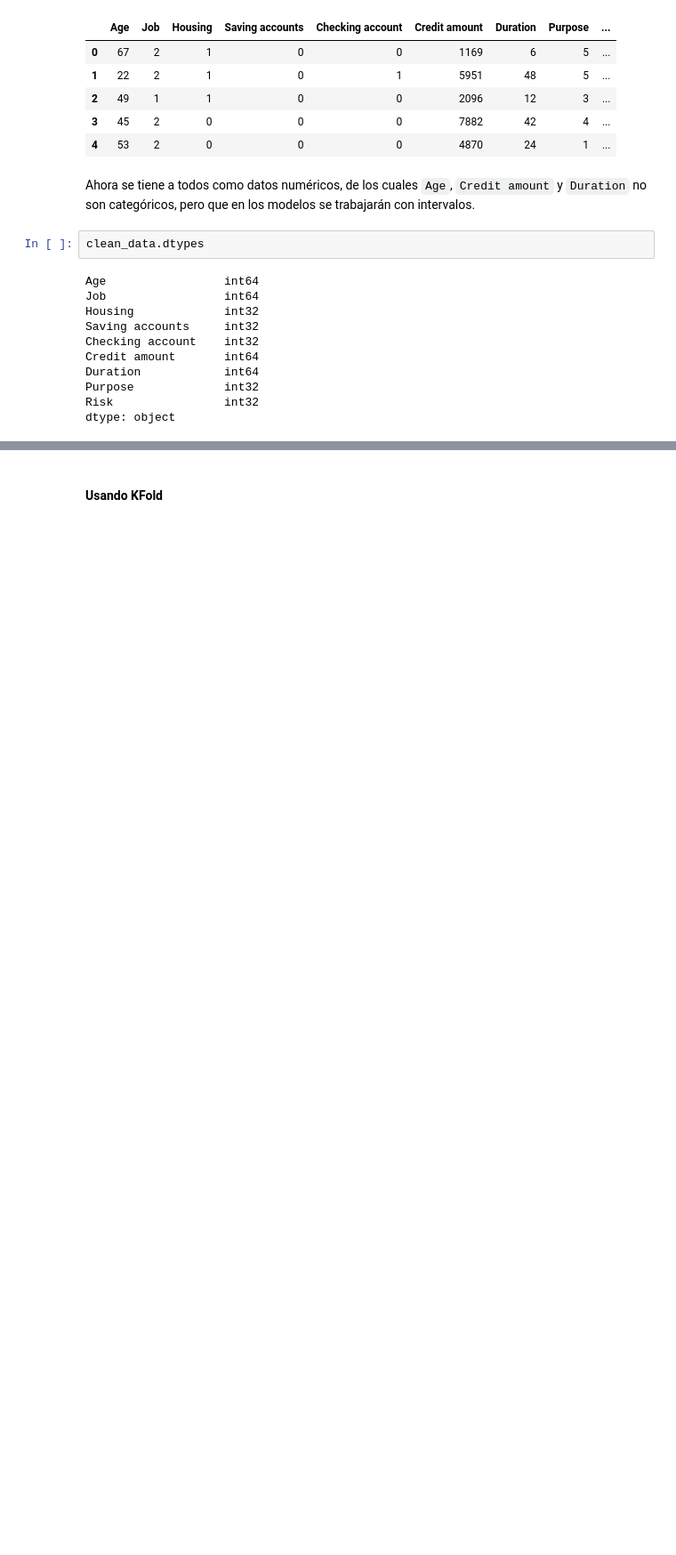
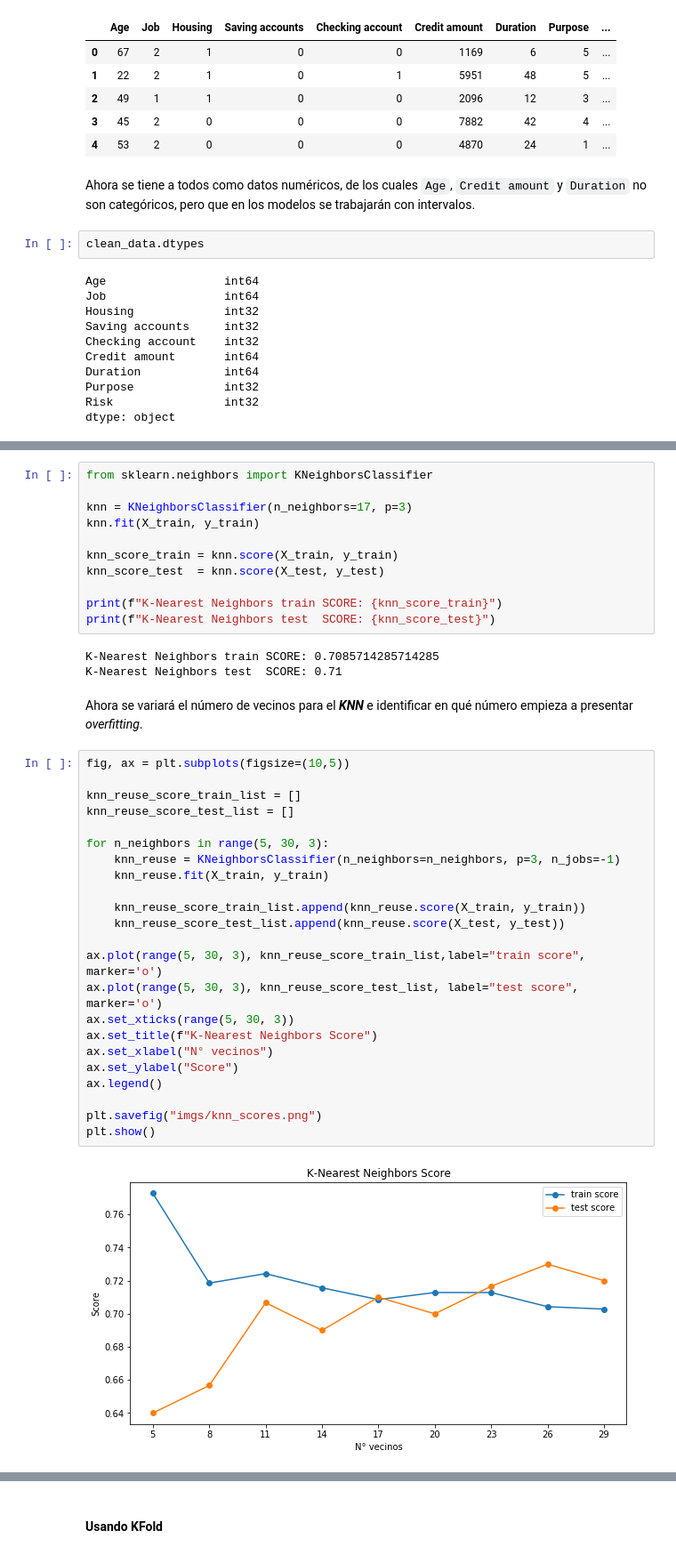
Before and after one commit to aLucaz/predicting-credit-risk, a Jupyter notebook: predict_models_credit_risk.ipynb, the cells around one changed output, grey strips where cells are left out. Shown at 89% size. Cells and saved outputs as stored; diff of their text form; blank space fills up the shorter version.

```diff
--- a/predict_models_credit_risk.ipynb
+++ b/predict_models_credit_risk.ipynb
@@ -277,0 +335,41 @@ Validation shape: (300, 8)
+# %%
+from sklearn.neighbors import KNeighborsClassifier
+
+knn = KNeighborsClassifier(n_neighbors=17, p=3)
+knn.fit(X_train, y_train)
+
+knn_score_train = knn.score(X_train, y_train)
+knn_score_test  = knn.score(X_test, y_test)
+
+print(f"K-Nearest Neighbors train SCORE: {knn_score_train}")
+print(f"K-Nearest Neighbors test  SCORE: {knn_score_test}")
+# %% [output]
+K-Nearest Neighbors train SCORE: 0.7085714285714285
+K-Nearest Neighbors test  SCORE: 0.71
+# %% [markdown]
+Ahora se variará el número de vecinos para el __*KNN*__ e identificar en qué número empieza a presentar _overfitting_.
+# %%
+fig, ax = plt.subplots(figsize=(10,5))
+
+knn_reuse_score_train_list = []
+knn_reuse_score_test_list = []
+
+for n_neighbors in range(5, 30, 3):
+    knn_reuse = KNeighborsClassifier(n_neighbors=n_neighbors, p=3, n_jobs=-1)
+    knn_reuse.fit(X_train, y_train)
+
+    knn_reuse_score_train_list.append(knn_reuse.score(X_train, y_train))
+    knn_reuse_score_test_list.append(knn_reuse.score(X_test, y_test))
+
+ax.plot(range(5, 30, 3), knn_reuse_score_train_list,label="train score", marker='o')
+ax.plot(range(5, 30, 3), knn_reuse_score_test_list, label="test score", marker='o')
+ax.set_xticks(range(5, 30, 3))
+ax.set_title(f"K-Nearest Neighbors Score")
+ax.set_xlabel("N° vecinos")
+ax.set_ylabel("Score")
+ax.legend()
+
+plt.savefig("imgs/knn_scores.png")
+plt.show()
+# %% [output]
+[figure, added]
```
Also changed, not shown: parts of 40 cells of this notebook, 2 other files.
